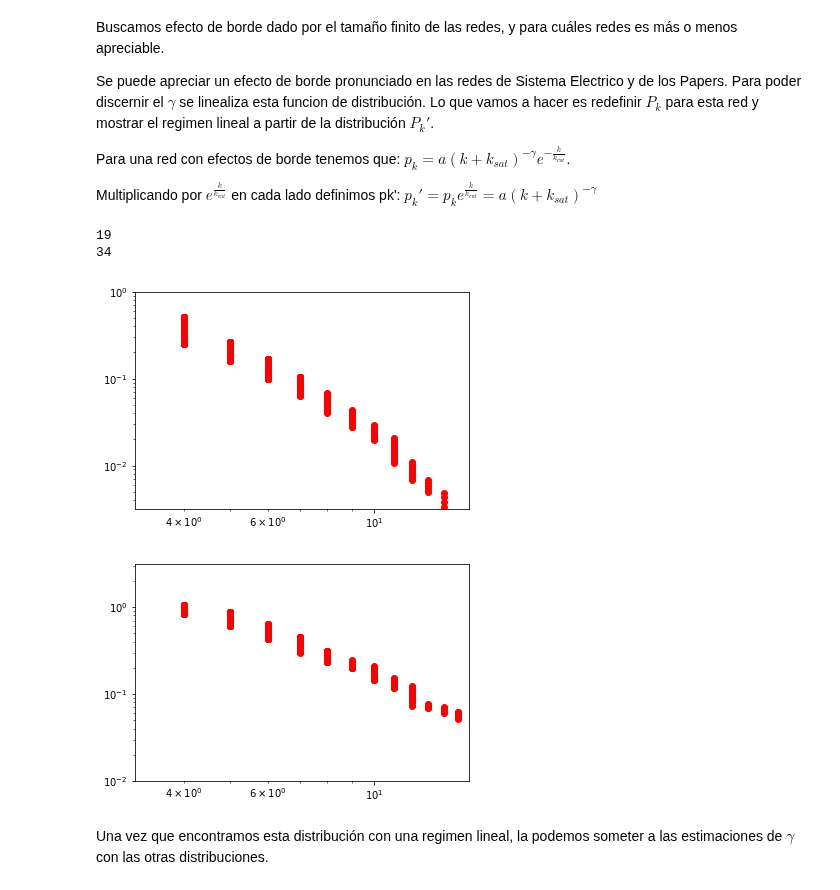
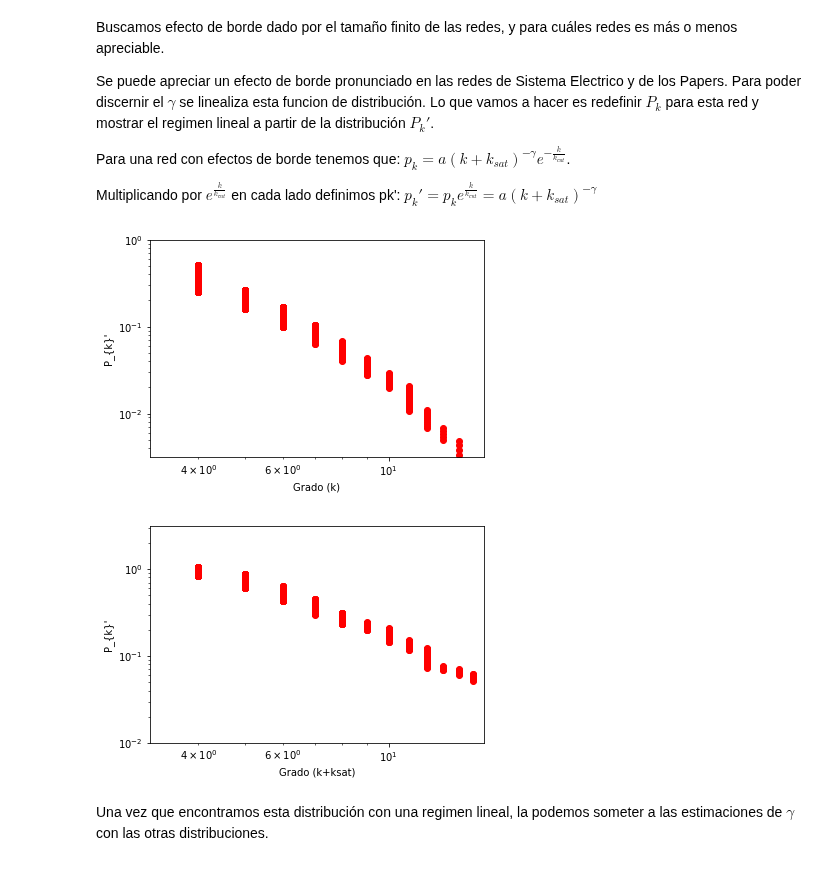
Before and after one commit to LunaKadysz/Redes, a Jupyter notebook: TPC_02/TPC_02_caro.ipynb, the cells around one changed output. Drawn from its saved outputs; the diff is of its cells as text; code cells hidden in the pictures.

```diff
--- a/TPC_02/TPC_02_caro.ipynb
+++ b/TPC_02/TPC_02_caro.ipynb
@@ -141,37 +123,40 @@ ksat = 1 #definimos k-sat a ojo
 kcut = 15 #lo mismo para k-cut
 k,pk_p =  pk_prima(grados_dict['Sistema Electrico'],kcut)
 plt.figure()
 plt.scatter(k+ksat,pk_p,color = 'red')
 plt.yscale("log")
 plt.xscale("log")
+plt.ylabel("P_{k}'")
+plt.xlabel('Grado (k)')
 plt.xlim(10**0.5,10**1.2)
 plt.ylim(10**-2.5,10**0)
 
 #ploteamos la nueva funcion de distribucion del grafo Papers
 
 ksat = 3 #definimos k-sat a ojo
 kcut = 20 #lo mismo para k-cut
 k,pk_p =  pk_prima(grados_dict['Papers'],kcut)
 plt.figure()
 plt.scatter(k+ksat,pk_p,color = 'red')
 plt.yscale("log")
 plt.xscale("log")
+plt.ylabel("P_{k}'")
+plt.xlabel('Grado (k+ksat)')
 plt.xlim(10**0.5,10**1.2)
 plt.ylim(10**-2,10**0.5)
+plt.show()
 
 def pk_primak(lista_grados,kcut):
     k,pk = cumulative_binning(lista_grados)
     pk_p = np.array(pk)*np.exp(np.array(k)/ kcut)
     dictt = {}
     dictt['k'] = k
     dictt['pk'] = pk
     dictt['pk_p'] = pk_p
     return dictt
 # %% [output]
-19
-34
-[figure, old version]
+[figure, new version]
-[figure, old version]
+[figure, new version]
 # %% [markdown]
 Una vez que encontramos esta distribución con una regimen lineal, la podemos someter a las estimaciones de $\gamma$ con las otras distribuciones.
 # %% [markdown]
```
Also changed, not shown: parts of 13 cells of this notebook.
